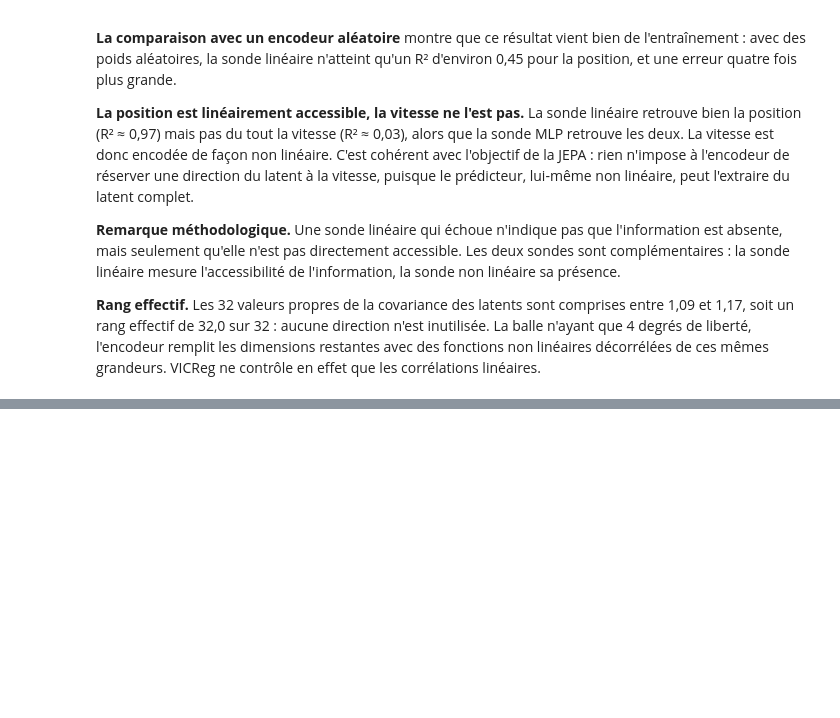
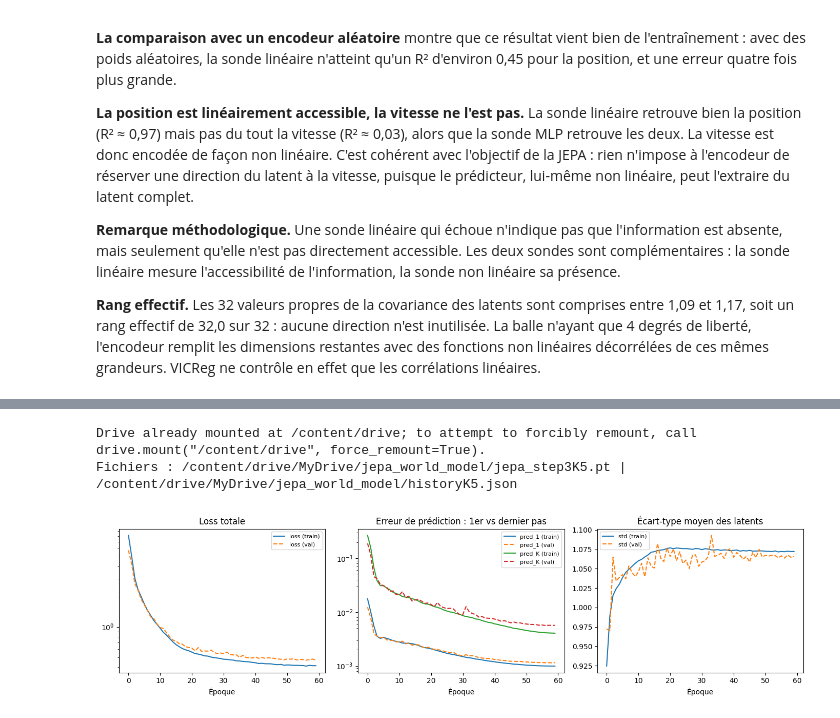
Before and after one commit to Faj1223/Cognitively-Inspired-Energy-Based-World-Models, a Jupyter notebook: notebooks/WM_step3.ipynb, the cells around one changed output, grey strips where cells are left out. Drawn from its saved outputs; the diff is of its cells as text; code cells hidden in the pictures; blank space fills up the shorter version.

```diff
--- a/notebooks/WM_step3.ipynb
+++ b/notebooks/WM_step3.ipynb
@@ -980,0 +1142,38 @@ A suivre...
+# %%
+import os, json
+from google.colab import drive
+
+drive.mount("/content/drive")
+
+PROJECT_DIR = "/content/drive/MyDrive/jepa_world_model"
+FIG_DIR = f"{PROJECT_DIR}/figures"
+os.makedirs(FIG_DIR, exist_ok=True)
+
+RUN = "K5"
+MODEL_PATH = f"{PROJECT_DIR}/jepa_step3{RUN}.pt"
+HISTORY_PATH = f"{PROJECT_DIR}/history{RUN}.json"
+print("Fichiers :", MODEL_PATH, "|", HISTORY_PATH)
+# %% [output]
+Drive already mounted at /content/drive; to attempt to forcibly remount, call drive.mount("/content/drive", force_remount=True).
+Fichiers : /content/drive/MyDrive/jepa_world_model/jepa_step3K5.pt | /content/drive/MyDrive/jepa_world_model/historyK5.json
+# %%
+with open(HISTORY_PATH) as f:
+    history = json.load(f)
+
+fig, axes = plt.subplots(1, 3, figsize=(14, 3.8))
+for ax, keys, title in [
+    (axes[0], ["loss"], "Loss totale"),
+    (axes[1], ["pred_1", "pred_K"], "Erreur de prédiction : 1er vs dernier pas"),
+    (axes[2], ["std"], "Écart-type moyen des latents"),
+]:
+    for key in keys:
+        ax.plot([m[key] for m in history["train"]], label=f"{key} (train)")
+        ax.plot([m[key] for m in history["val"]], "--", label=f"{key} (val)")
+    ax.set_title(title); ax.set_xlabel("Époque"); ax.legend(fontsize=8)
+    if "std" not in keys:
+        ax.set_yscale("log")
+plt.tight_layout()
+plt.savefig(f"{FIG_DIR}/jepa_training_{RUN}.png", dpi=150, bbox_inches="tight")
+plt.show()
+# %% [output]
+[figure, added]
```
Also changed, not shown: parts of 48 cells of this notebook, 1 other file.
